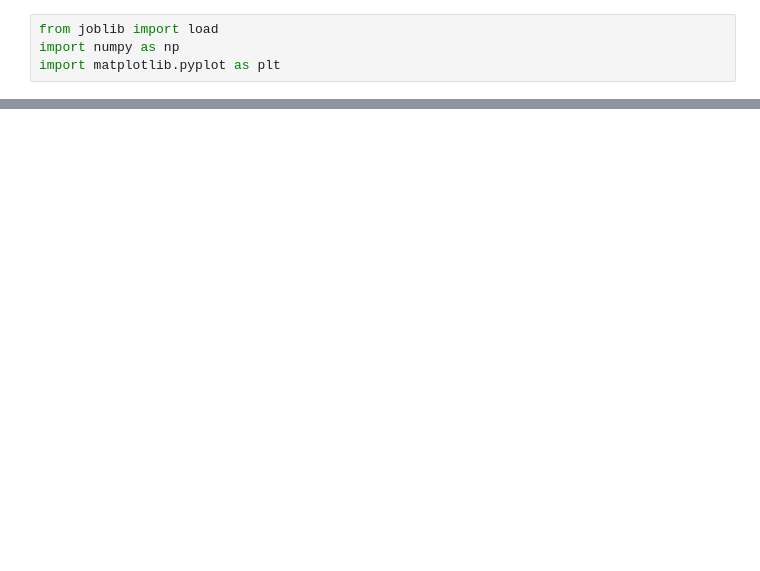
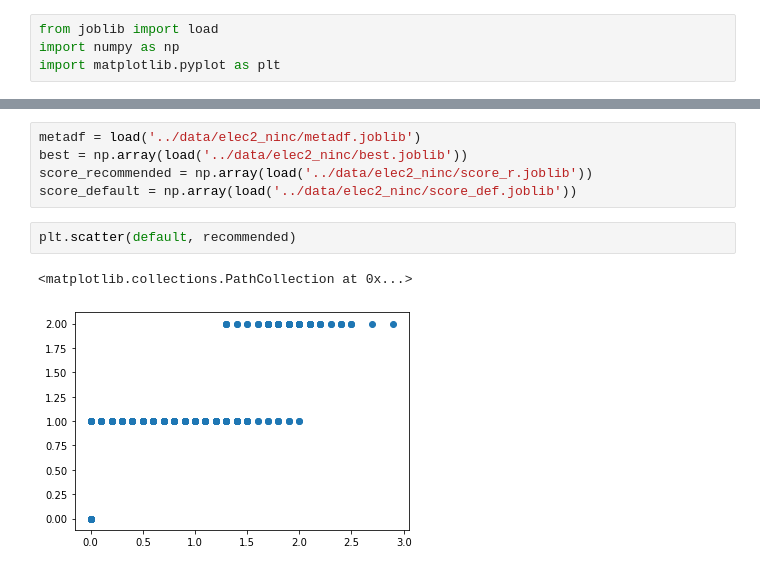
Before and after one commit to maffei2443/meta_experiments, a Jupyter notebook: notebooks/elec2_noninc.ipynb, the cells around one changed output, grey strips where cells are left out. Drawn from its saved outputs; the diff is of its cells as text; blank space fills up the shorter version.

Commit message:
save scores

```diff
--- a/notebooks/elec2_noninc.ipynb
+++ b/notebooks/elec2_noninc.ipynb
@@ -59,2 +59,12 @@ Accuracy: 0.493
 
 avg / total       0.46      0.49      0.57      0.47      0.48      0.24      4201
+# %%
+metadf = load('../data/elec2_ninc/metadf.joblib')
+best = np.array(load('../data/elec2_ninc/best.joblib'))
+score_recommended = np.array(load('../data/elec2_ninc/score_r.joblib'))
+score_default = np.array(load('../data/elec2_ninc/score_def.joblib'))
+# %%
+plt.scatter(default, recommended)
+# %% [output]
+<matplotlib.collections.PathCollection at 0x...>
+[figure, added]
```
Also changed, not shown: parts of 7 cells of this notebook, 13 other files.
